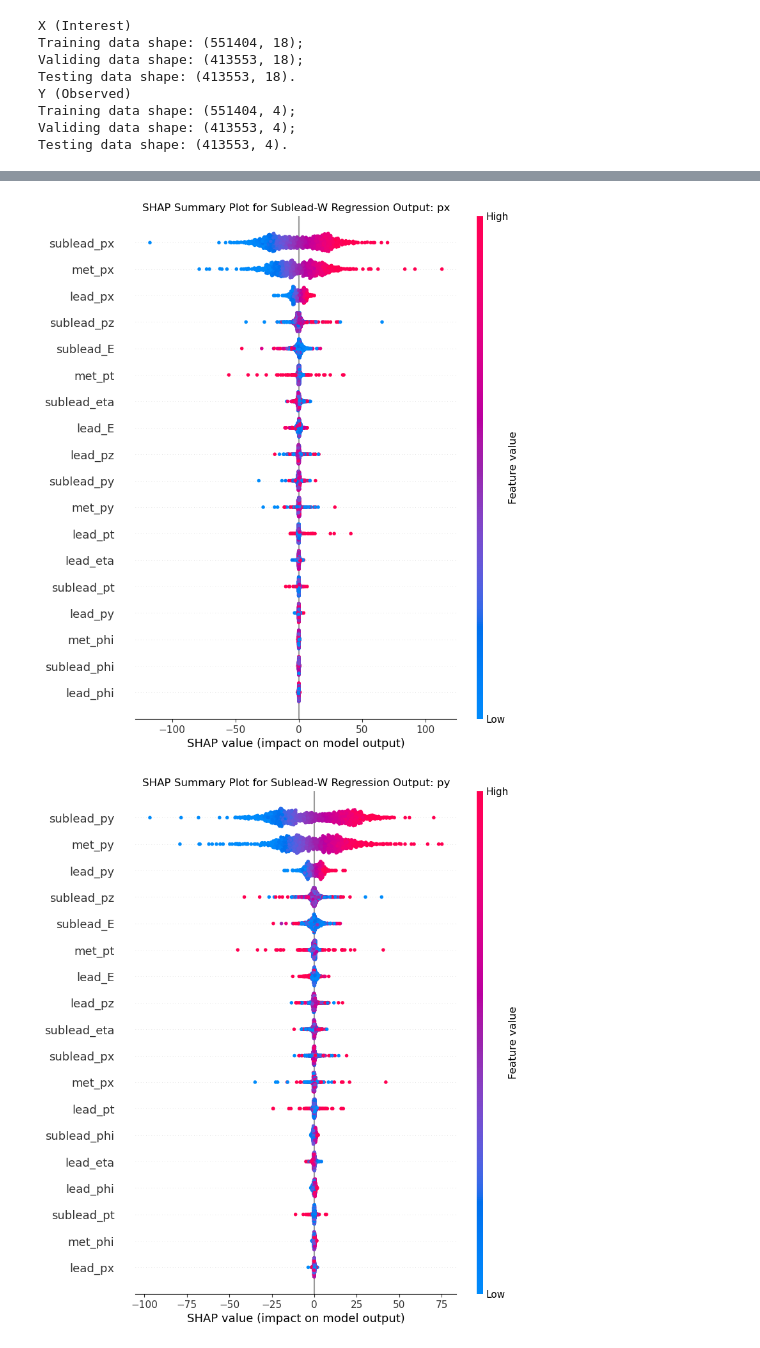
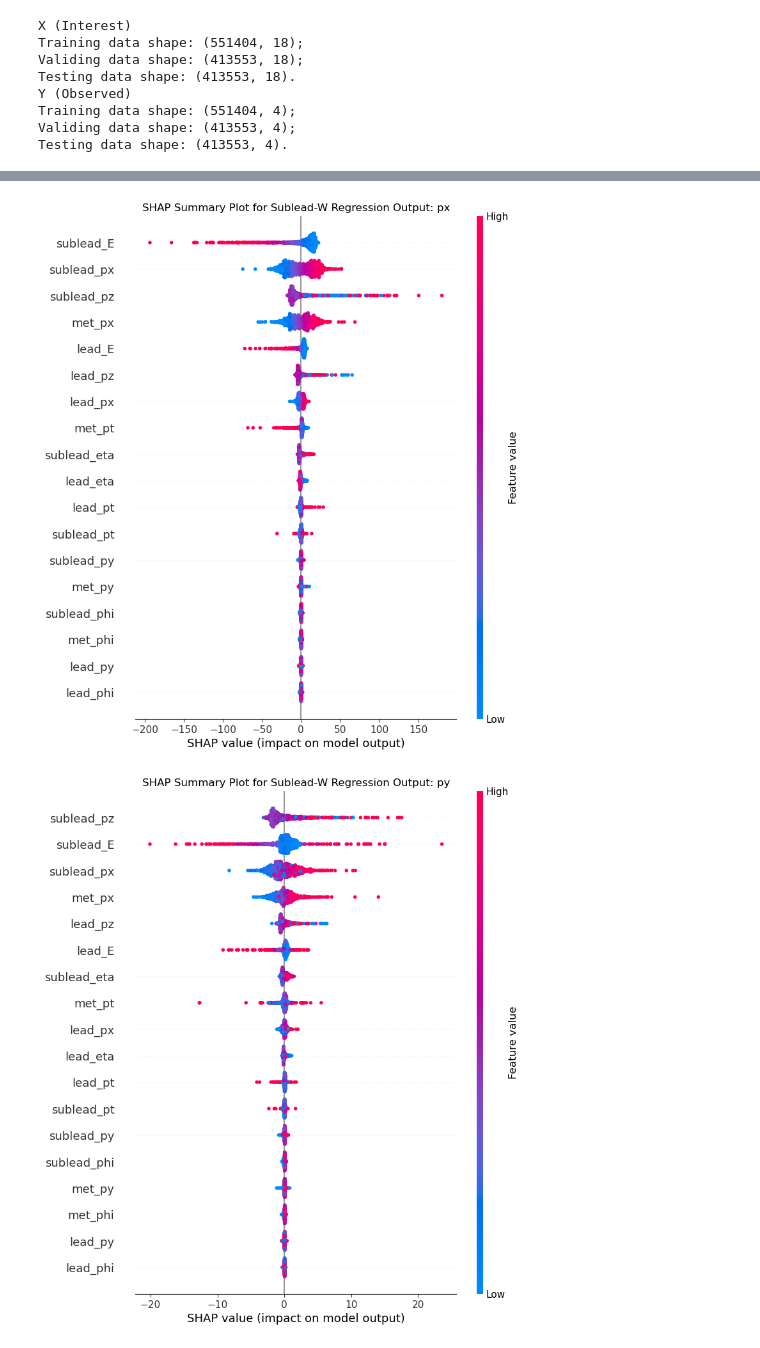
Before and after one commit to yygarypeng/QE-mls, a Jupyter notebook: 4th_trial_report/sublead_regressor.ipynb, the cells around one changed output, grey strips where cells are left out. Saved outputs shown, nothing was run; the diff lists cells and outputs as text; code cells hidden in the pictures.

```diff
--- a/4th_trial_report/sublead_regressor.ipynb
+++ b/4th_trial_report/sublead_regressor.ipynb
@@ -186,10 +190,13 @@ class EPConstraint(tf.keras.constraints.Constraint):
         adjusted_w = w * tf.expand_dims(mask, axis=-1)
         return adjusted_w
 
+
 # Register the custom activation and constraint
-tf.keras.utils.get_custom_objects().update({
-    'EPConstraint': EPConstraint,
-})
+tf.keras.utils.get_custom_objects().update(
+    {
+        "EPConstraint": EPConstraint,
+    }
+)
 
 
 # Define the model.
@@ -199,18 +206,26 @@ def build_model():
     x = tf.keras.layers.Flatten()(inputs)
 
     # Hidden tf.keras.layers
-    x = tf.keras.layers.Dense(units=512, activation="selu")(x)
-    x = tf.keras.layers.Dropout(rate=0.1)(x)
-    x = tf.keras.layers.Dense(units=1024, activation="selu")(x)
-    for _ in range(3):
-        x = tf.keras.layers.Dense(units=4096, activation="selu")(x)
-        x = tf.keras.layers.Dropout(rate=0.3)(x)
+    x = tf.keras.layers.Dense(units=256, activation="selu")(x)
+    x = tf.keras.layers.Dense(units=256, activation="selu")(x)
+    for _ in range(2):
         x = tf.keras.layers.Dense(units=2048, activation="selu")(x)
-        x = tf.keras.layers.Dropout(rate=0.1)(x)
-    x = tf.keras.layers.Dense(units=256, activation="selu")(x)
+        x = tf.keras.layers.Dropout(rate=0.2)(x)
+        x = tf.keras.layers.Dense(units=1024, activation="selu")(x)
+    x = tf.keras.layers.Dense(
+        units=4, activation="linear", kernel_constraint=EPConstraint(), use_bias=True
+    )(x)
+    for _ in range(2):
+        x = tf.keras.layers.Dense(units=2048, activation="selu")(x)
+        x = tf.keras.layers.Dropout(rate=0.2)(x)
+        x = tf.keras.layers.Dense(units=1024, activation="selu")(x)
+    x = tf.keras.layers.Dense(units=128, activation="selu")(x)
     x = tf.keras.layers.Dense(units=128, activation="selu")(x)
 
-    outputs = tf.keras.layers.Dense(units=4, activation="linear", kernel_constraint=EPConstraint())(x)
+    # Hidden tf.keras.layers
+    outputs = tf.keras.layers.Dense(
+        units=4, activation="linear", kernel_constraint=EPConstraint(), use_bias=False
+    )(x)
 
     # Compile model
     model = tf.keras.Model(inputs=inputs, outputs=outputs)
@@ -245,7 +260,7 @@ _________________________________________________________________
 stop_early = tf.keras.callbacks.EarlyStopping(
     monitor="val_loss",
     min_delta=1e-3,
-    patience=32,
+    patience=16,
     mode="auto",
     baseline=None,
     restore_best_weights=False,
@@ -253,10 +268,10 @@ stop_early = tf.keras.callbacks.EarlyStopping(
 
 
 def scheduler(epoch, lr):
-    if epoch < 256:
+    if epoch < 512:
         return lr
     else:
-        return lr * tf.math.exp(-0.001)
+        return lr * tf.math.exp(-0.0001)
 
 
 lr_scheduler = tf.keras.callbacks.LearningRateScheduler(scheduler)
@@ -269,7 +284,7 @@ history = model.fit(
     epochs=EPOCHS,
     batch_size=BATCH_SIZE,
     verbose=2,
-    callbacks=[stop_early,lr_scheduler],
+    callbacks=[stop_early, lr_scheduler],
 )
 # %% [output]
 Epoch 1/1024
@@ -470,33 +487,33 @@ feature_names = [
     "lead_eta",
     "lead_phi",
     "sublead_px",
     "sublead_py",
     "sublead_pz",
     "sublead_E",
     "sublead_pt",
     "sublead_eta",
     "sublead_phi",
     "met_px",
     "met_py",
     "met_pt",
-    "met_phi"
+    "met_phi",
 ]
 title_name = ["px", "py", "pz", "E"]
 # lead
 # Use DeepExplainer for SHAP values
 explainer = shap.DeepExplainer(model, obs_kin[:1024])
 shap_values = explainer.shap_values(obs_kin[:1024], check_additivity=False)
 for i in range(shap_values.shape[-1]):
     plt.figure(figsize=(10, 6))
     shap.summary_plot(
         shap_values[:, :, i],
         obs_kin[:1024],
         feature_names=feature_names,
         plot_type="dot",
         show=False,
     )
     plt.title(f"SHAP Summary Plot for Sublead-W Regression Output: {title_name[i]}")
     plt.show()
 # %% [output]
-[figure, old version]
+[figure, new version]
-[figure, old version]
+[figure, new version]
```
Also changed, not shown: parts of 15 cells of this notebook, 8 other files.
